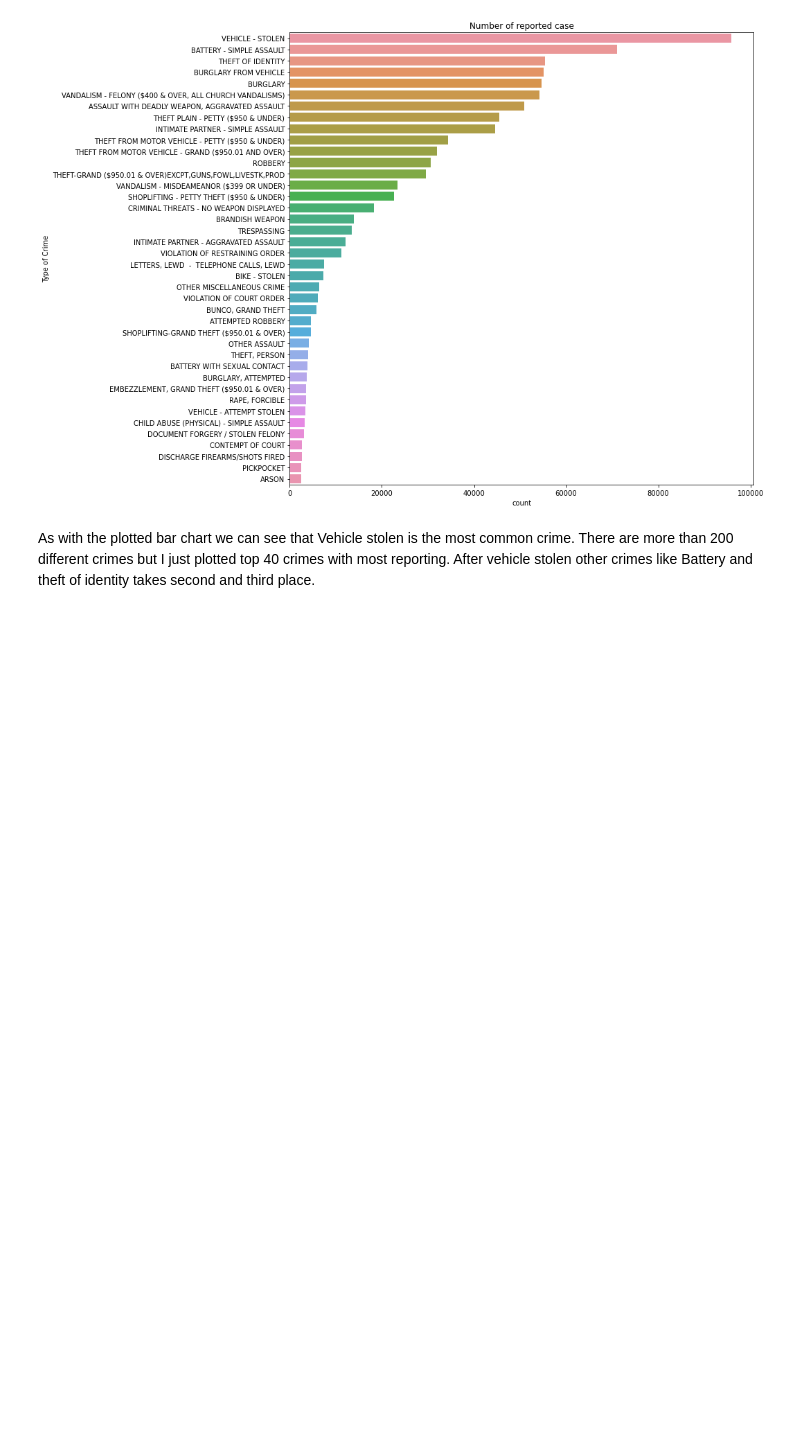
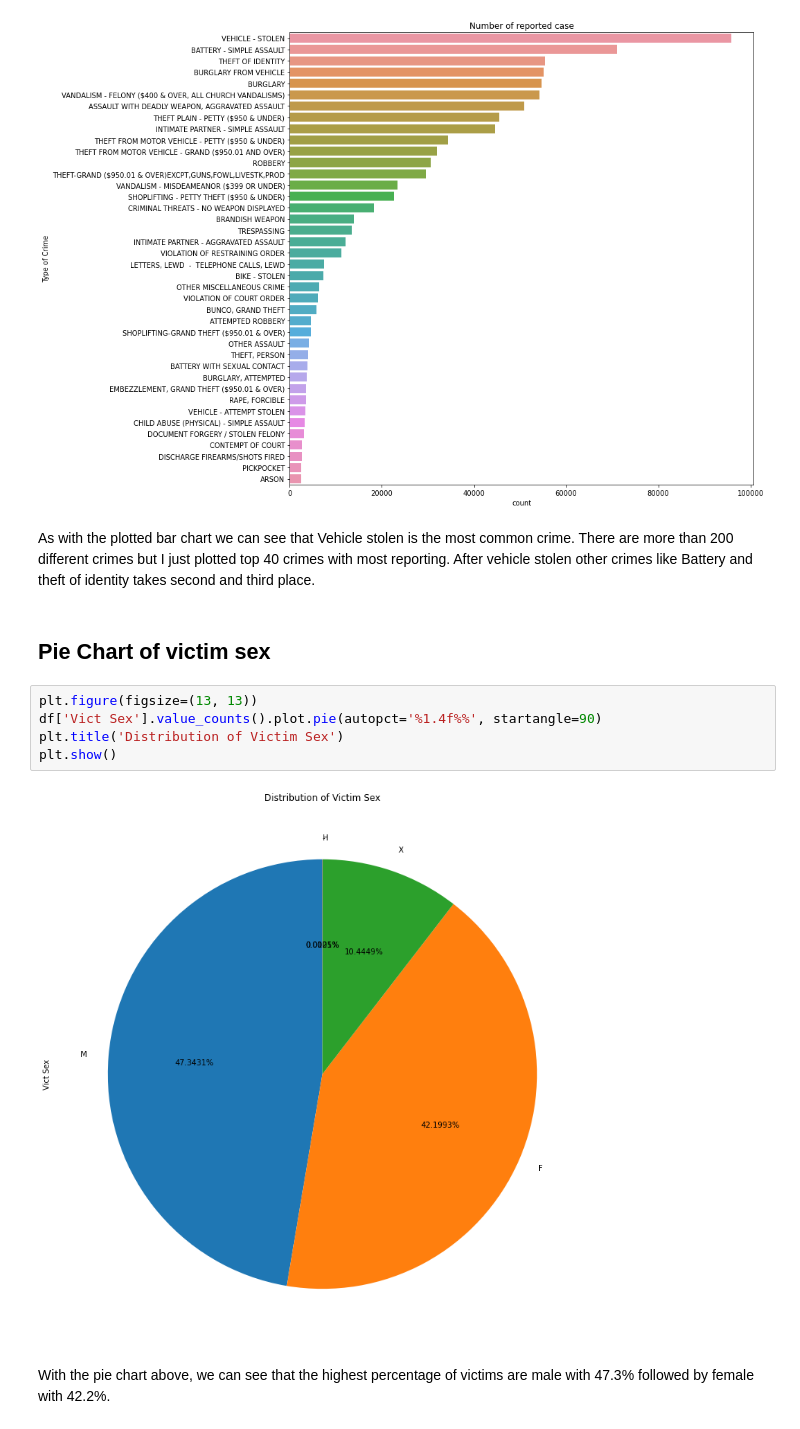
Before and after one commit to rubeshnpl13/Crime-Data-Analysis, a Jupyter notebook: Crime Data Analysis.ipynb, the cells around one changed output. Drawn from its saved outputs; the diff is of its cells as text; blank space fills up the shorter version.

Commit message:
Distribution of Victim Sex in pie chart

```diff
--- a/Crime Data Analysis.ipynb
+++ b/Crime Data Analysis.ipynb
@@ -117,3 +117,14 @@ plt.show()
 As with the plotted bar chart we can see that Vehicle stolen is the most common crime. There are more than 200 different crimes
 but I just plotted top 40 crimes with most reporting. After vehicle stolen other crimes like Battery and theft of identity
 takes second and third place.
+# %% [markdown]
+## Pie Chart of victim sex
+# %%
+plt.figure(figsize=(13, 13))
+df['Vict Sex'].value_counts().plot.pie(autopct='%1.4f%%', startangle=90)
+plt.title('Distribution of Victim Sex')
+plt.show()
+# %% [output]
+[figure, added]
+# %% [markdown]
+With the pie chart above, we can see that the highest percentage of victims are male with 47.3% followed by female with 42.2%.
```
